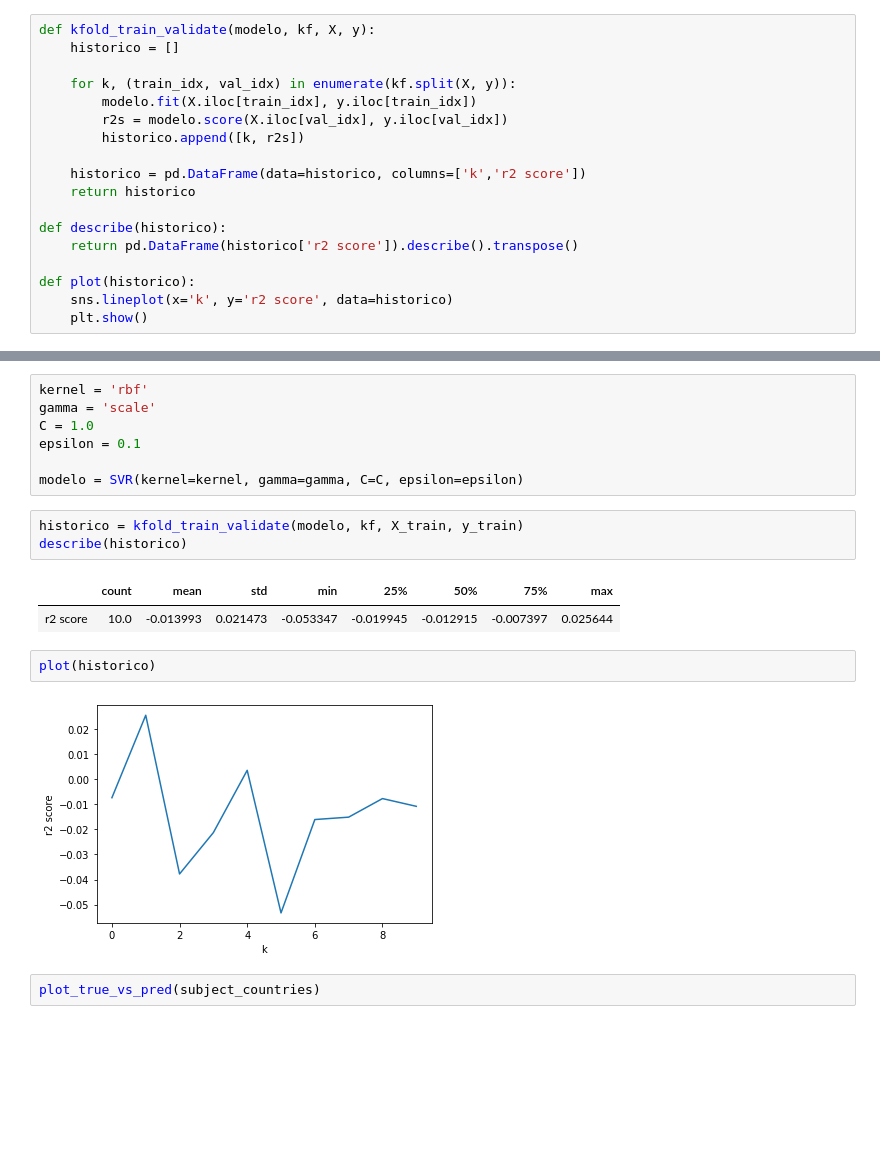
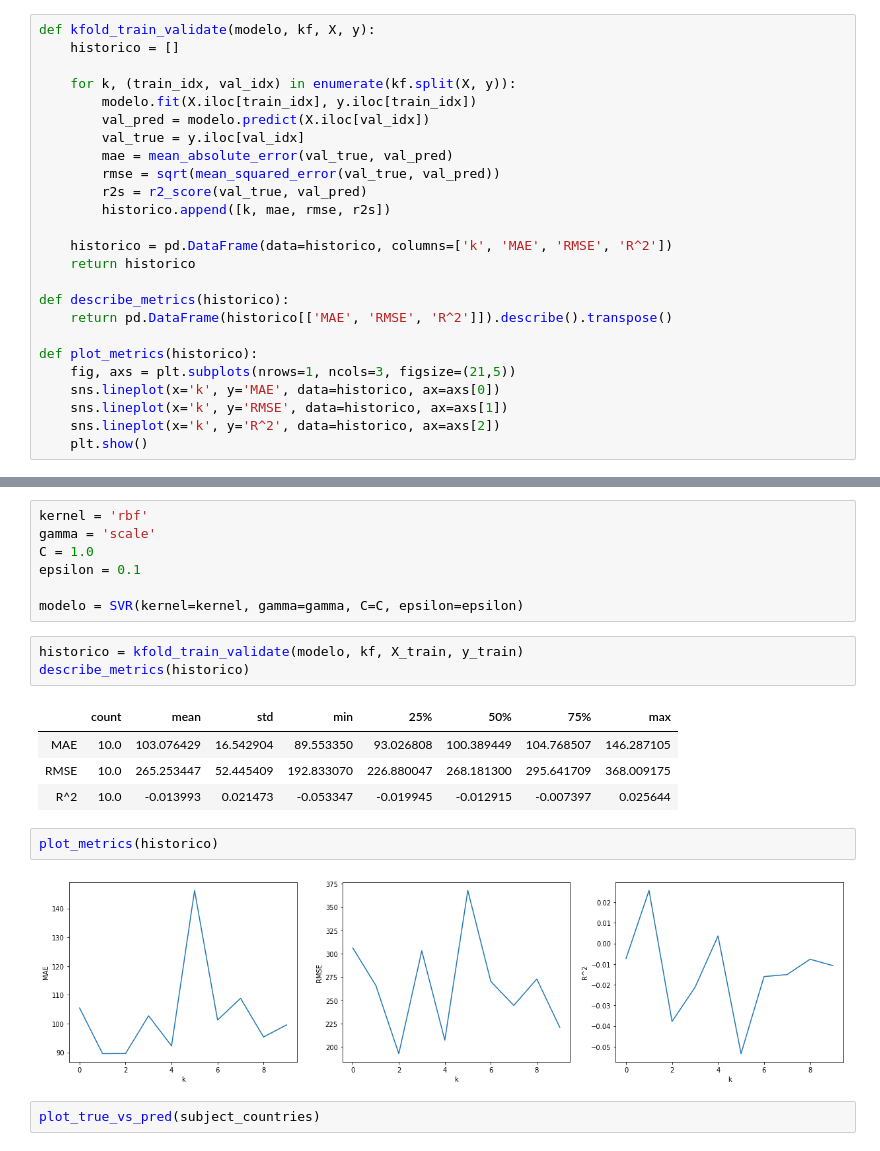
Before and after one commit to lucianowitt/covid-19, a Jupyter notebook: TCC_SVR.ipynb, the cells around one changed output, grey strips where cells are left out. Drawn from its saved outputs; the diff is of its cells as text; blank space fills up the shorter version.

```diff
--- a/TCC_SVR.ipynb
+++ b/TCC_SVR.ipynb
@@ -70,17 +73,24 @@ def kfold_train_validate(modelo, kf, X, y):
 
     for k, (train_idx, val_idx) in enumerate(kf.split(X, y)):
         modelo.fit(X.iloc[train_idx], y.iloc[train_idx])
-        r2s = modelo.score(X.iloc[val_idx], y.iloc[val_idx])
-        historico.append([k, r2s])
+        val_pred = modelo.predict(X.iloc[val_idx])
+        val_true = y.iloc[val_idx]
+        mae = mean_absolute_error(val_true, val_pred)
+        rmse = sqrt(mean_squared_error(val_true, val_pred))
+        r2s = r2_score(val_true, val_pred)
+        historico.append([k, mae, rmse, r2s])
 
-    historico = pd.DataFrame(data=historico, columns=['k','r2 score'])
+    historico = pd.DataFrame(data=historico, columns=['k', 'MAE', 'RMSE', 'R^2'])
     return historico
 
-def describe(historico):
-    return pd.DataFrame(historico['r2 score']).describe().transpose()
+def describe_metrics(historico):
+    return pd.DataFrame(historico[['MAE', 'RMSE', 'R^2']]).describe().transpose()
 
-def plot(historico):
-    sns.lineplot(x='k', y='r2 score', data=historico)
+def plot_metrics(historico):
+    fig, axs = plt.subplots(nrows=1, ncols=3, figsize=(21,5))
+    sns.lineplot(x='k', y='MAE', data=historico, ax=axs[0])
+    sns.lineplot(x='k', y='RMSE', data=historico, ax=axs[1])
+    sns.lineplot(x='k', y='R^2', data=historico, ax=axs[2])
     plt.show()
 # %%
 def plot_true_vs_pred(countries):
@@ -133,14 +143,16 @@ epsilon = 0.1
 modelo = SVR(kernel=kernel, gamma=gamma, C=C, epsilon=epsilon)
 # %%
 historico = kfold_train_validate(modelo, kf, X_train, y_train)
-describe(historico)
+describe_metrics(historico)
 # %% [output]
 |  | count | mean | std | min | 25% | 50% | 75% | max |
-| r2 score | 10.0 | -0.013993 | 0.021473 | -0.053347 | -0.019945 | -0.012915 | -0.007397 | 0.025644 |
+| MAE | 10.0 | 103.076429 | 16.542904 | 89.553350 | 93.026808 | 100.389449 | 104.768507 | 146.287105 |
+| RMSE | 10.0 | 265.253447 | 52.445409 | 192.833070 | 226.880047 | 268.181300 | 295.641709 | 368.009175 |
+| R^2 | 10.0 | -0.013993 | 0.021473 | -0.053347 | -0.019945 | -0.012915 | -0.007397 | 0.025644 |
 # %%
-plot(historico)
+plot_metrics(historico)
 # %% [output]
-[figure, old version]
+[figure, new version]
 # %%
 plot_true_vs_pred(subject_countries)
 # %% [output]
```
Also changed, not shown: parts of 14 cells of this notebook.
